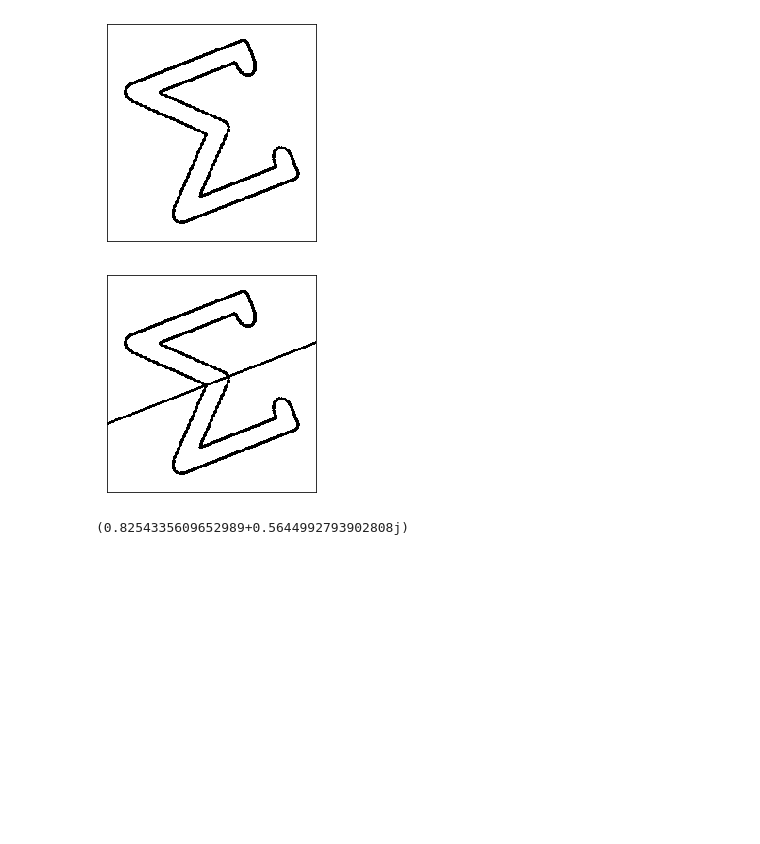
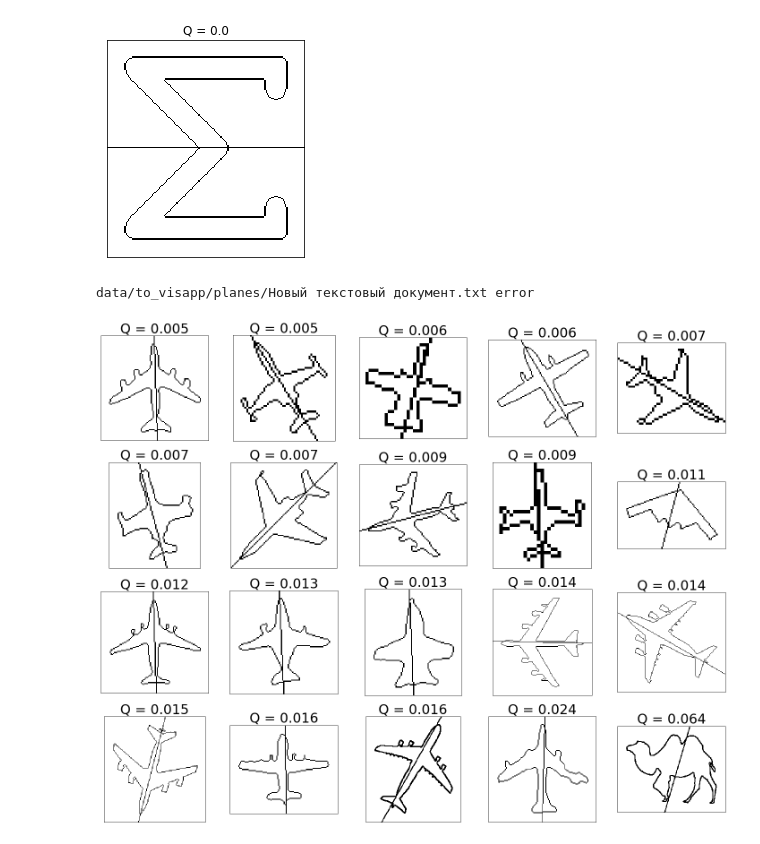
Before and after one commit to 1alexandra/mirror-symmetry, a Jupyter notebook: sym.ipynb, the cells around one changed output. Cells and saved outputs as stored; diff of their text form; code cells hidden in the pictures; blank space fills up the shorter version.

Commit message:
subloter and get_drawing_args for subploter

```diff
--- a/sym.ipynb
+++ b/sym.ipynb
@@ -43,15 +11,16 @@ from zhu_symmetry import *
 # %%
 path = "data/truesym_examples/sigma.bmp"
-u = get_contours(path)[0] * np.exp(1j*np.random.random())
-imshow_bw(draw_contour('cv2', u, line_w=2))
-plt.show()
-q, (p, v) = find_sym(u)
-imshow_bw(draw_contour('cv2', u, p, v, line_w = 2))
-plt.show()
+for u in zhu_contour.get_contours(path):
+    q, (p, v) = zhu_symmetry.find_sym(u)
+    zhu_draw.imshow_bw(zhu_draw.draw_contour('cv2', u, p, v),
+                       title=f'Q = {round(q,3)}')
+    plt.show()
 # %% [output]
-[figure, old version]
+[figure, new version]
-[figure, removed]
-# %%
-v
-# %% [output]
-(0.8254335609652989+0.5644992793902808j)
+# %%
+folder = 'data/to_visapp/planes'
+zhu_draw.subploter(zhu_symmetry.get_drawing_args(folder))
+plt.show()
+# %% [output]
+data/to_visapp/planes/Новый текстовый документ.txt error
+[figure, added]
```
Also changed, not shown: parts of 7 cells of this notebook, 4 other files.
